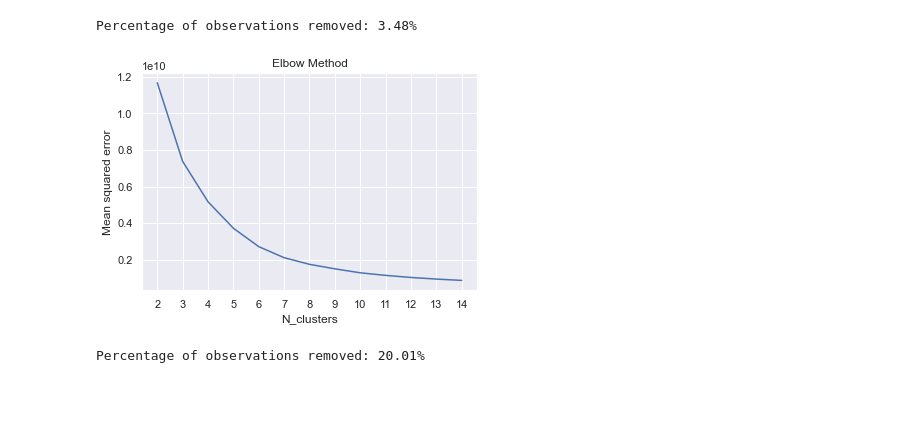
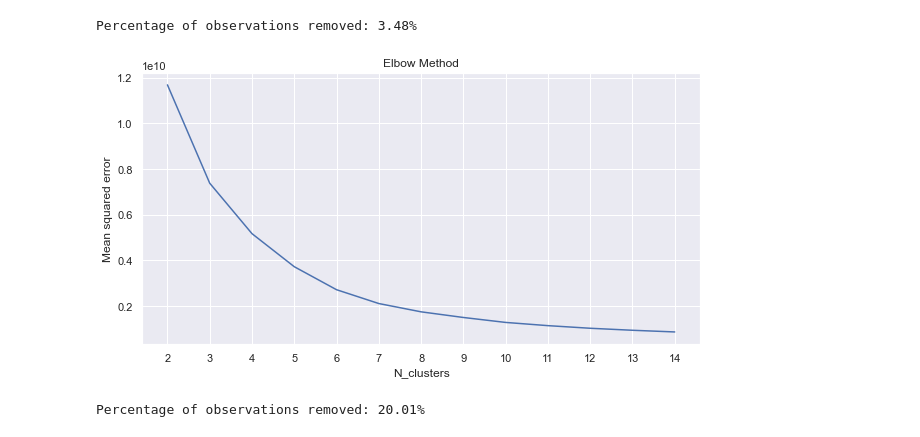
Before and after one commit to JohnnyCodess/Project-Machine-Learning, a Jupyter notebook: 202122 Fall AA Group60 Notebook.ipynb, the cells around one changed output. Drawn from its saved outputs; the diff is of its cells as text; code cells hidden in the pictures; blank space fills up the shorter version.

```diff
--- a/202122 Fall AA Group60 Notebook.ipynb
+++ b/202122 Fall AA Group60 Notebook.ipynb
@@ -374,14 +333,15 @@ for i in nclusters:
 # %%
 # Plot the Elbow Graphic
+plt.figure(figsize=(10,5))
 plt.plot(nclusters, inertia)
 plt.xticks(nclusters)
 
 plt.xlabel("N_clusters")
 plt.ylabel("Mean squared error")
 plt.title("Elbow Method")
 plt.show()
 # %% [output]
-[figure, old version]
+[figure, new version]
 # %%
 # By looking into the elbow graphic we decided to select 4 centroids
 
```
Also changed, not shown: parts of 29 cells of this notebook.
